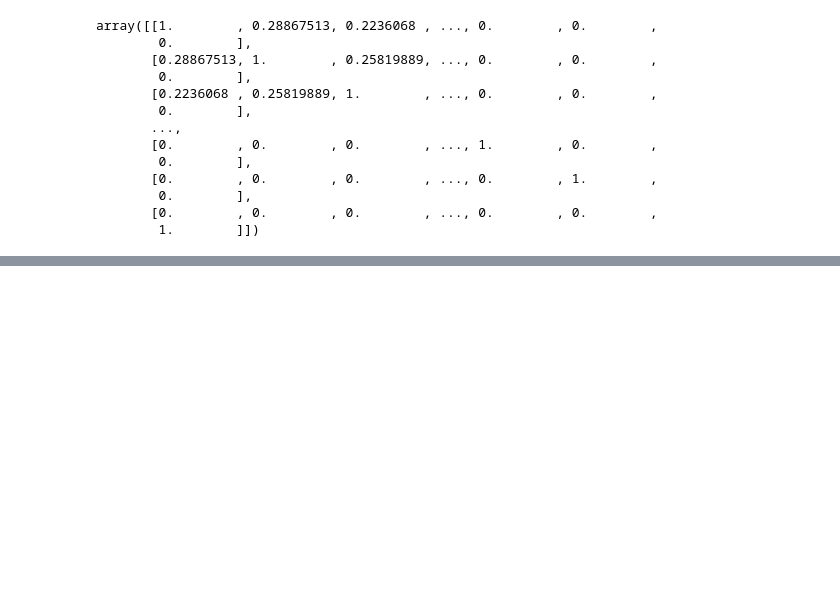
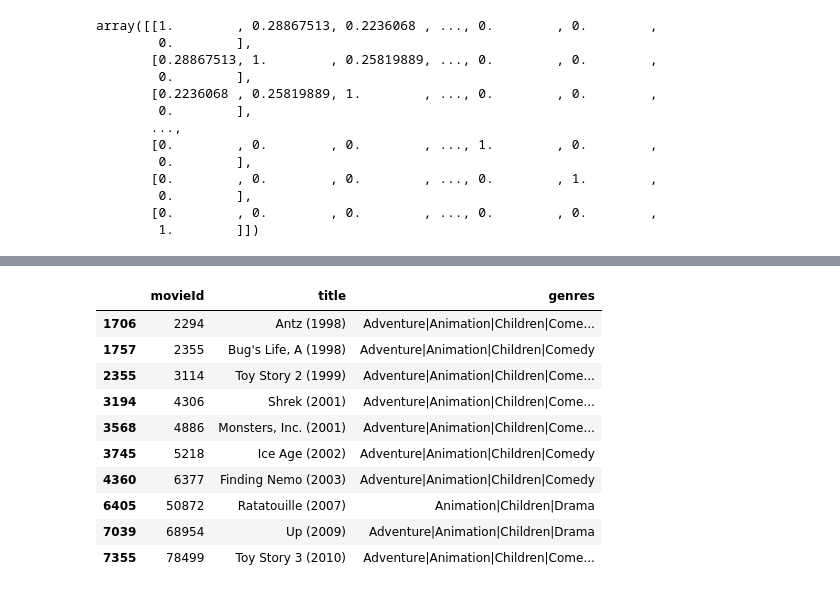
Before and after one commit to FlyingWhalesHQ/flying-whales-blog, a Jupyter notebook: _notebooks/38ContentbasedFiltering.ipynb, the cells around one changed output, grey strips where cells are left out. Saved outputs shown, nothing was run; the diff lists cells and outputs as text; code cells hidden in the pictures; blank space fills up the shorter version.

```diff
--- a/_notebooks/38ContentbasedFiltering.ipynb
+++ b/_notebooks/38ContentbasedFiltering.ipynb
@@ -289,0 +258,43 @@ In conclusion, content based filtering is a very popular method in building reco
+# %%
+# Load the genome scores
+genome_scores = pd.read_csv('ml-latest-small/genome_scores.csv')
+
+# Pivot the genome scores DataFrame to create a movie-tag matrix
+movie_tag_matrix = genome_scores.pivot(index='movieId', columns='tagId', values='relevance')
+
+# Compute the cosine similarity matrix
+cosine_sim = cosine_similarity(movie_tag_matrix)
+
+# Function that takes in movie title as input and outputs most similar movies
+def get_recommended_movieIds(movieId, cosine_sim=cosine_sim):
+    # Get the index of the movie that matches the movieId
+    idx = movie_tag_matrix.index.get_loc(movieId)
+
+    # Get the pairwsie similarity scores of all movies with that movie
+    sim_scores = list(enumerate(cosine_sim[idx]))
+
+    # Sort the movies based on the similarity scores
+    sim_scores = sorted(sim_scores, key=lambda x: x[1], reverse=True)
+
+    # Get the scores of the 10 most similar movies
+    sim_scores = sim_scores[1:11]
+
+    # Get the movie indices
+    movie_indices = [i[0] for i in sim_scores]
+
+    # Return the top 10 most similar movies
+    return movie_tag_matrix.index[movie_indices]
+recommended = get_recommended_movieIds(1)
+movies[movies['movieId'].isin(recommended)]
+# %% [output]
+|  | movieId | title | genres |
+| 1706 | 2294 | Antz (1998) | Adventure|Animation|Children|Come... |
+| 1757 | 2355 | Bug's Life, A (1998) | Adventure|Animation|Children|Comedy |
+| 2355 | 3114 | Toy Story 2 (1999) | Adventure|Animation|Children|Come... |
+| 3194 | 4306 | Shrek (2001) | Adventure|Animation|Children|Come... |
+| 3568 | 4886 | Monsters, Inc. (2001) | Adventure|Animation|Children|Come... |
+| 3745 | 5218 | Ice Age (2002) | Adventure|Animation|Children|Comedy |
+| 4360 | 6377 | Finding Nemo (2003) | Adventure|Animation|Children|Comedy |
+| 6405 | 50872 | Ratatouille (2007) | Animation|Children|Drama |
+| 7039 | 68954 | Up (2009) | Adventure|Animation|Children|Drama |
+| 7355 | 78499 | Toy Story 3 (2010) | Adventure|Animation|Children|Come... |
```
Also changed, not shown: parts of 16 cells of this notebook, 8 other files.
